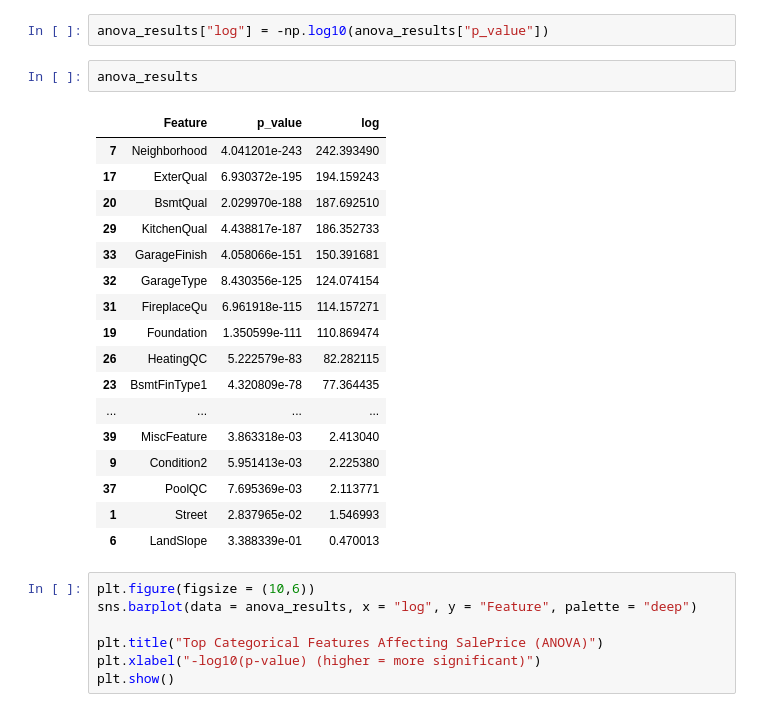
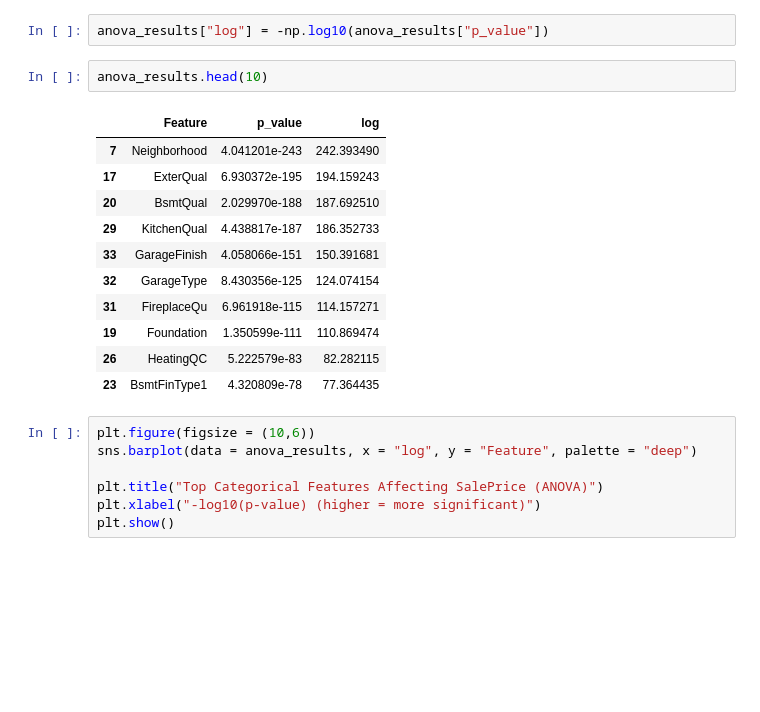
Before and after one commit to E-tech-coder/House_prices_prediction, a Jupyter notebook: copy_House_Prices.ipynb, the cells around one changed output. Saved outputs shown, nothing was run; the diff lists cells and outputs as text; blank space fills up the shorter version.

```diff
--- a/copy_House_Prices.ipynb
+++ b/copy_House_Prices.ipynb
@@ -265,25 +263,19 @@ anova_results = anova_results.sort_values("p_value")
 # %%
 anova_results["log"] = -np.log10(anova_results["p_value"])
 # %%
-anova_results
+anova_results.head(10)
 # %% [output]
 |  | Feature | p_value | log |
 | 7 | Neighborhood | 4.041201e-243 | 242.393490 |
 | 17 | ExterQual | 6.930372e-195 | 194.159243 |
 | 20 | BsmtQual | 2.029970e-188 | 187.692510 |
 | 29 | KitchenQual | 4.438817e-187 | 186.352733 |
 | 33 | GarageFinish | 4.058066e-151 | 150.391681 |
 | 32 | GarageType | 8.430356e-125 | 124.074154 |
 | 31 | FireplaceQu | 6.961918e-115 | 114.157271 |
 | 19 | Foundation | 1.350599e-111 | 110.869474 |
 | 26 | HeatingQC | 5.222579e-83 | 82.282115 |
 | 23 | BsmtFinType1 | 4.320809e-78 | 77.364435 |
-| ... | ... | ... | ... |
-| 39 | MiscFeature | 3.863318e-03 | 2.413040 |
-| 9 | Condition2 | 5.951413e-03 | 2.225380 |
-| 37 | PoolQC | 7.695369e-03 | 2.113771 |
-| 1 | Street | 2.837965e-02 | 1.546993 |
-| 6 | LandSlope | 3.388339e-01 | 0.470013 |
 # %%
 plt.figure(figsize = (10,6))
 sns.barplot(data = anova_results, x = "log", y = "Feature", palette = "deep")
```
Also changed, not shown: parts of 7 cells of this notebook.
